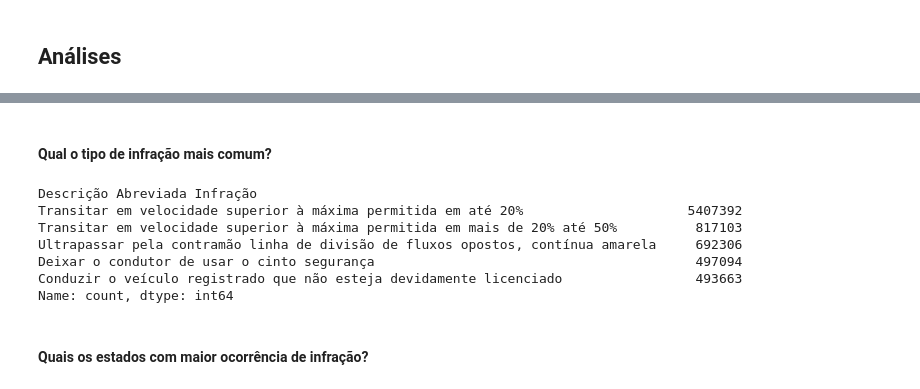
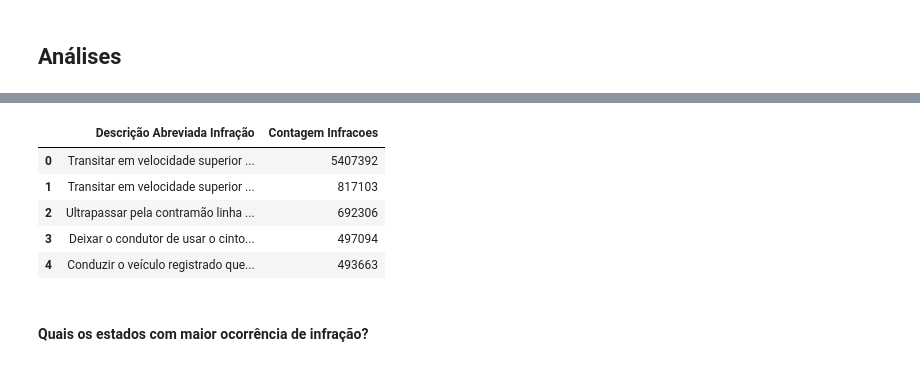
Before and after one commit to isabela-vitoriano/analise_dados_multas_prf, a Jupyter notebook: analise_exploratoria.ipynb, the cells around one changed output, grey strips where cells are left out. Saved outputs shown, nothing was run; the diff lists cells and outputs as text; code cells hidden in the pictures.

```diff
--- a/analise_exploratoria.ipynb
+++ b/analise_exploratoria.ipynb
@@ -292,14 +296,14 @@ Name: count, dtype: int64
-# %% [markdown]
-#### Qual o tipo de infração mais comum?
-# %%
-infracoes = df['Descrição Abreviada Infração'].value_counts(dropna = True).nlargest(5)
-
-print(infracoes)
-# %% [output]
-Descrição Abreviada Infração
-Transitar em velocidade superior à máxima permitida em até 20%                     5407392
-Transitar em velocidade superior à máxima permitida em mais de 20% até 50%          817103
-Ultrapassar pela contramão linha de divisão de fluxos opostos, contínua amarela     692306
-Deixar o condutor de usar o cinto segurança                                         497094
-Conduzir o veículo registrado que não esteja devidamente licenciado                 493663
-Name: count, dtype: int64
+# %%
+df_infracoes = df['Descrição Abreviada Infração'].value_counts().reset_index()
+df_infracoes.columns = ['Descrição Abreviada Infração', 'Contagem Infracoes']
+df_infracoes = df_infracoes.sort_values('Contagem Infracoes', ascending=False)
+df_infracoes = df_infracoes.nlargest(5, 'Contagem Infracoes')
+
+display(df_infracoes)
+# %% [output]
+|  | Descrição Abreviada Infração | Contagem Infracoes |
+| 0 | Transitar em velocidade superior ... | 5407392 |
+| 1 | Transitar em velocidade superior ... | 817103 |
+| 2 | Ultrapassar pela contramão linha ... | 692306 |
+| 3 | Deixar o condutor de usar o cinto... | 497094 |
+| 4 | Conduzir o veículo registrado que... | 493663 |
```
Also changed, not shown: parts of 19 cells of this notebook, 1 other file.
